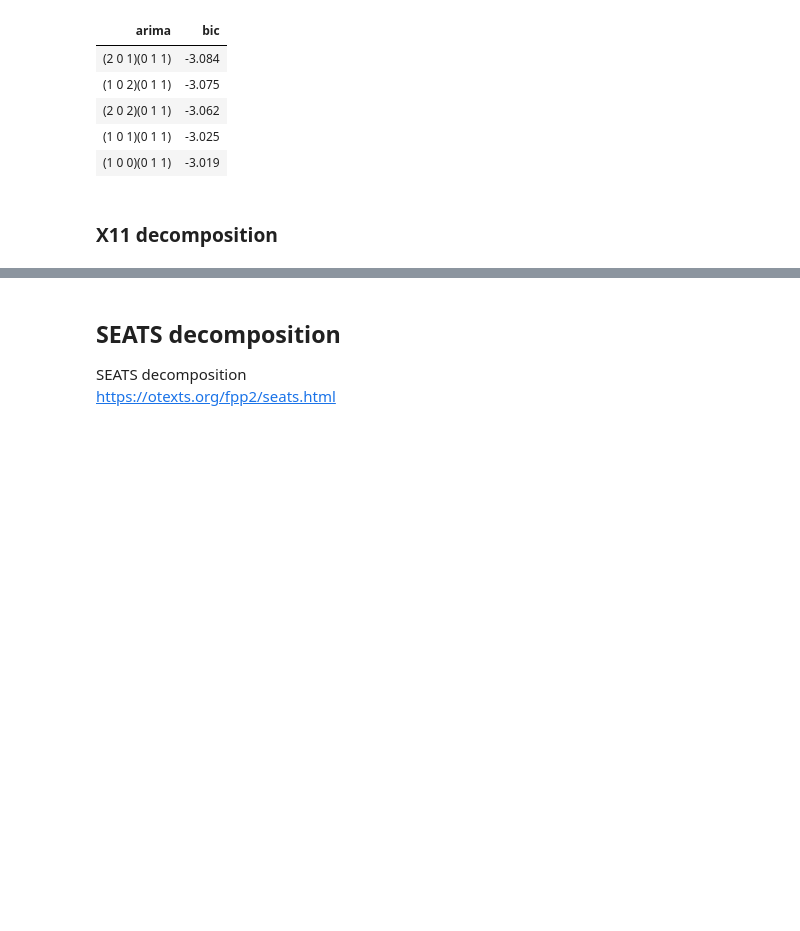
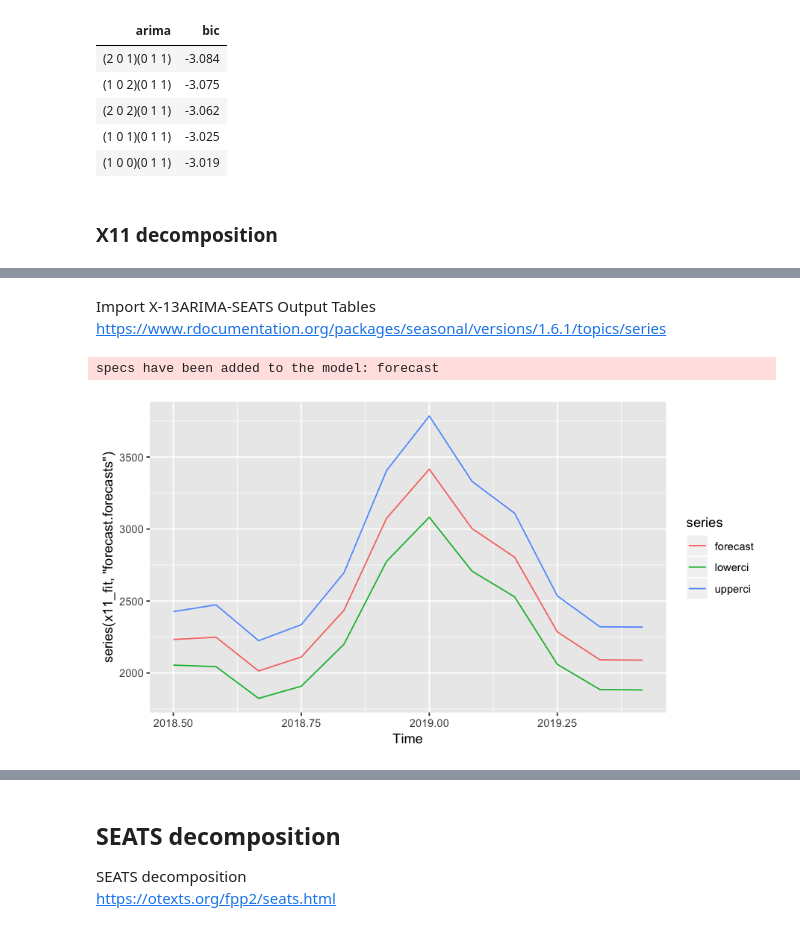
Before and after one commit to matsueushi/timeseries_notebook, a Jupyter notebook: timeseries_r.ipynb, the cells around one changed output, grey strips where cells are left out. Saved outputs shown, nothing was run; the diff lists cells and outputs as text; code cells hidden in the pictures; blank space fills up the shorter version.

```diff
--- a/timeseries_r.ipynb
+++ b/timeseries_r.ipynb
@@ -117,2 +114,10 @@ autoplot(x11_fit)
+# %% [markdown]
+Import X-13ARIMA-SEATS Output Tables
+https://www.rdocumentation.org/packages/seasonal/versions/1.6.1/topics/series
+# %%
+autoplot(series(x11_fit, "forecast.forecasts"))
+# %% [output]
+specs have been added to the model: forecast
+[figure, added]
 # %%
 autoplot(ts_data_df, series="Data") +
```
Also changed, not shown: parts of 12 cells of this notebook.
